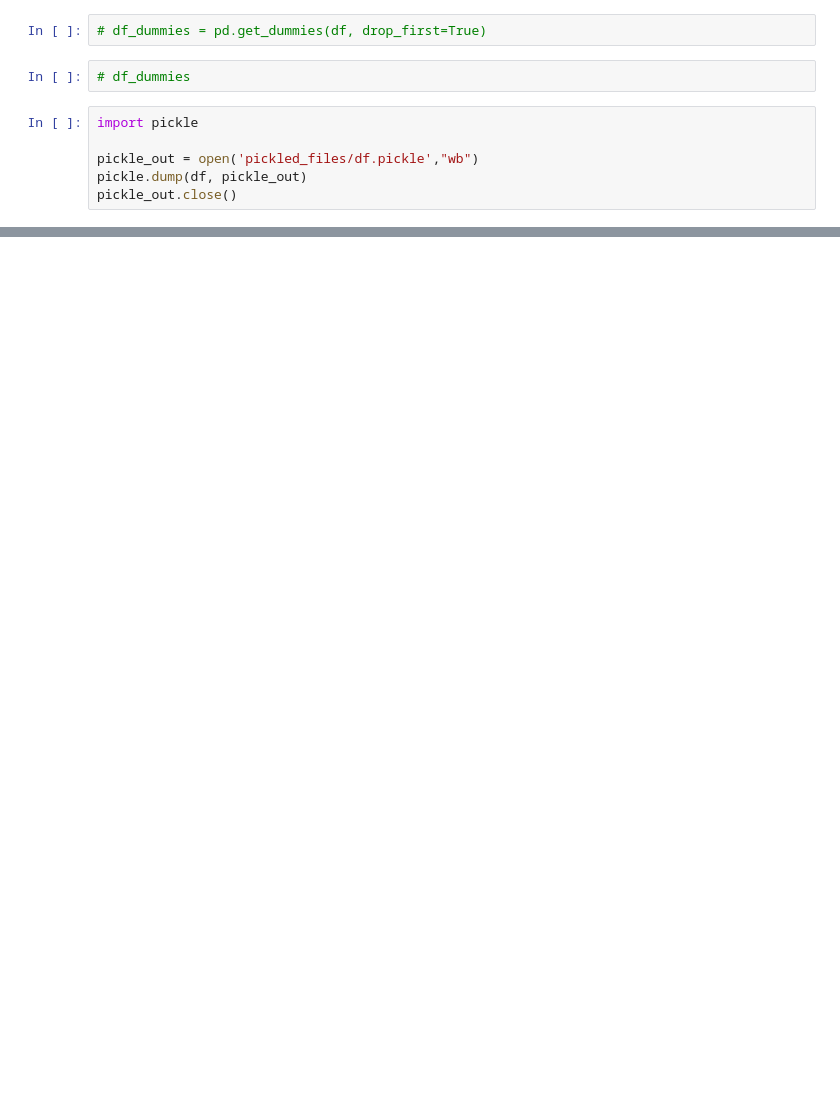
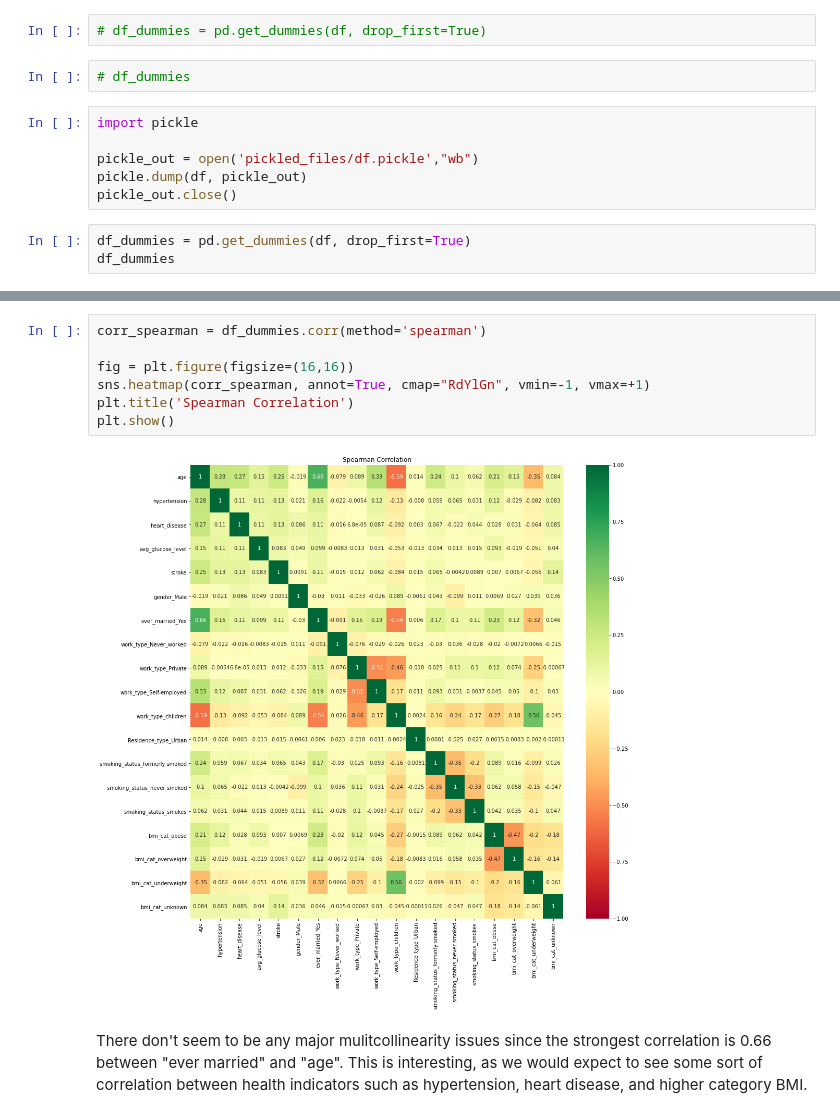
Before and after one commit to jasonarikupurathu/stroke-predictions, a Jupyter notebook: Data-Cleaning-Notebook.ipynb, the cells around one changed output, grey strips where cells are left out. Saved outputs shown, nothing was run; the diff lists cells and outputs as text; blank space fills up the shorter version.

```diff
--- a/Data-Cleaning-Notebook.ipynb
+++ b/Data-Cleaning-Notebook.ipynb
@@ -352,3 +395,6 @@ import pickle
 pickle_out = open('pickled_files/df.pickle',"wb")
 pickle.dump(df, pickle_out)
 pickle_out.close()
+# %%
+df_dummies = pd.get_dummies(df, drop_first=True)
+df_dummies
@@ -354,0 +415,11 @@ pickle_out.close()
+# %%
+corr_spearman = df_dummies.corr(method='spearman')
+
+fig = plt.figure(figsize=(16,16))
+sns.heatmap(corr_spearman, annot=True, cmap="RdYlGn", vmin=-1, vmax=+1)
+plt.title('Spearman Correlation')
+plt.show()
+# %% [output]
+[figure, added]
+# %% [markdown]
+There don't seem to be any major mulitcollinearity issues since the strongest correlation is 0.66 between "ever married" and "age". This is interesting, as we would expect to see some sort of correlation between health indicators such as hypertension, heart disease, and higher category BMI.
```
Also changed, not shown: parts of 8 cells of this notebook.
